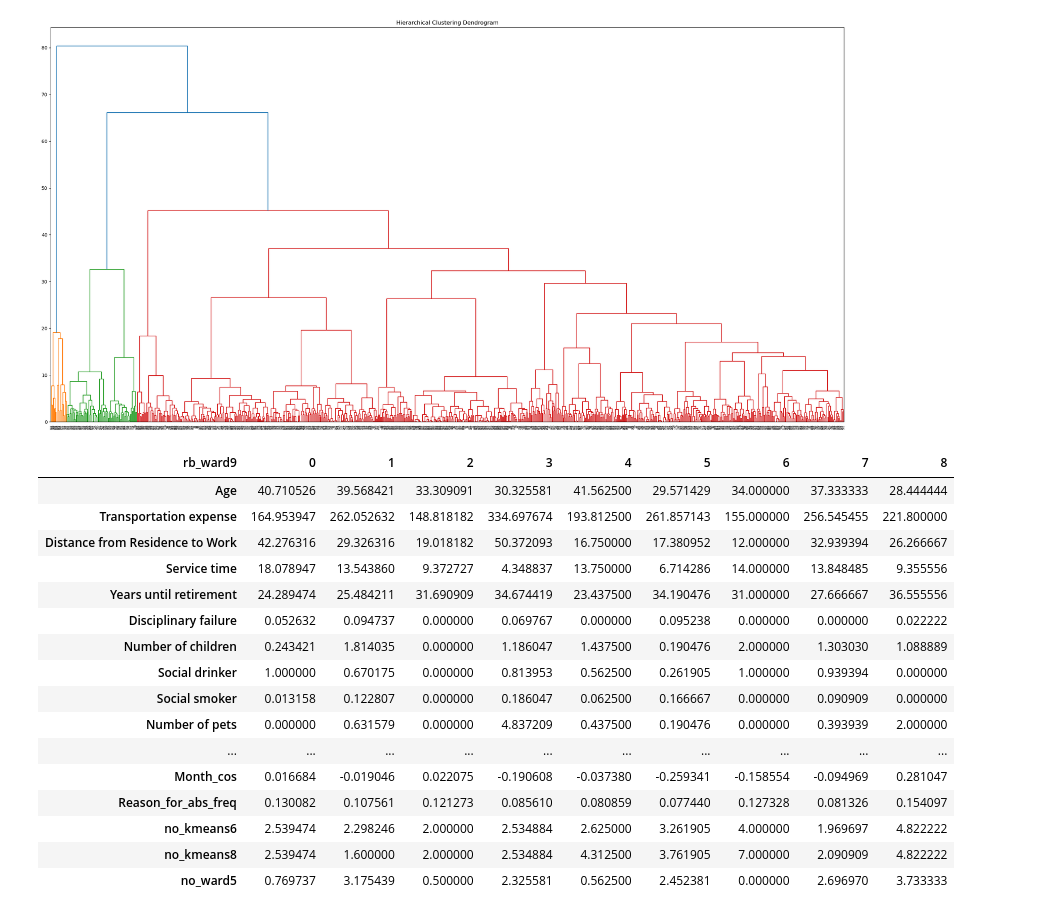
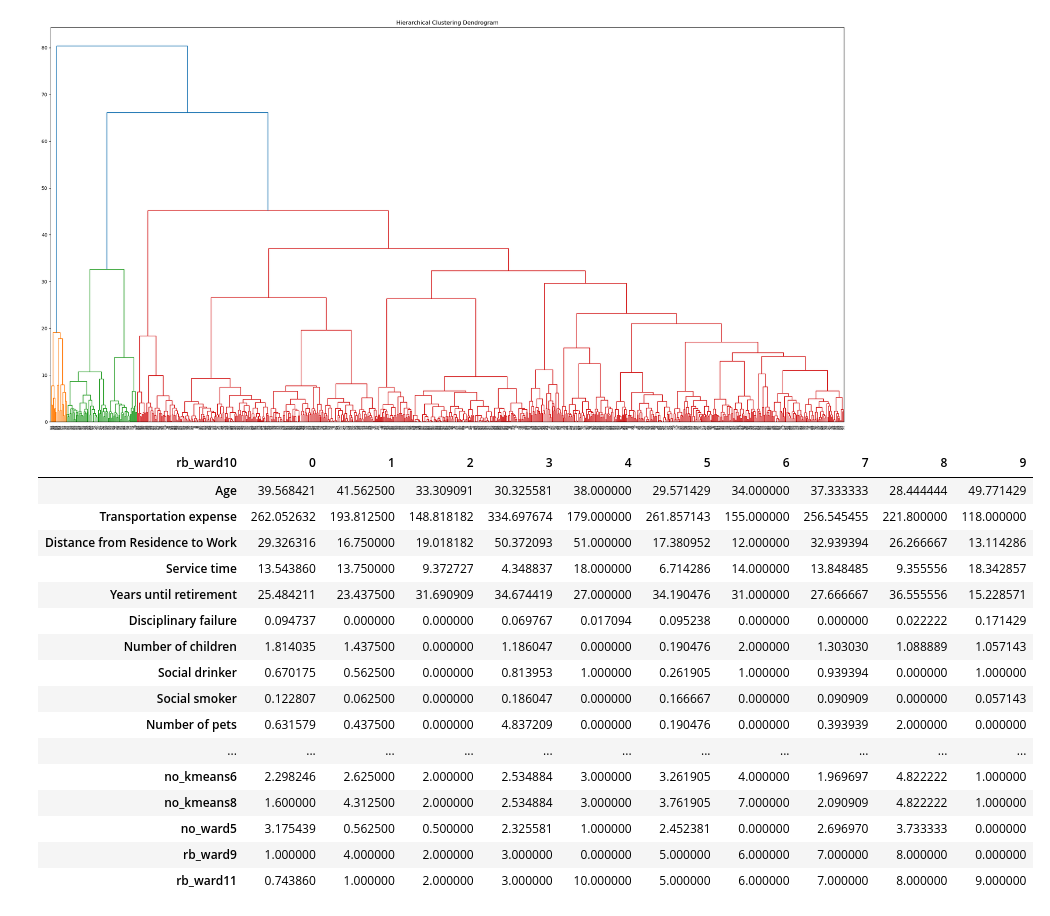
Before and after one commit to Pinky-Tie/reasons_for_absenteeism, a Jupyter notebook: code/segmentation.ipynb, the cells around one changed output. Drawn from its saved outputs; the diff is of its cells as text; code cells hidden in the pictures.

```diff
--- a/code/segmentation.ipynb
+++ b/code/segmentation.ipynb
@@ -198,22 +198,22 @@ worker['rb_ward11'] = AgglomerativeClustering(
     linkage = 'ward', n_clusters = 11
     ).fit_predict(worker_rb_scl)
 # %%
-calculate_group_means(worker, 'rb_ward9')
+calculate_group_means(worker, 'rb_ward10')
 # %% [output]
-| rb_ward9 | 0 | 1 | 2 | 3 | 4 | 5 | 6 | 7 | 8 |
-| Age | 40.710526 | 39.568421 | 33.309091 | 30.325581 | 41.562500 | 29.571429 | 34.000000 | 37.333333 | 28.444444 |
-| Transportation expense | 164.953947 | 262.052632 | 148.818182 | 334.697674 | 193.812500 | 261.857143 | 155.000000 | 256.545455 | 221.800000 |
-| Distance from Residence to Work | 42.276316 | 29.326316 | 19.018182 | 50.372093 | 16.750000 | 17.380952 | 12.000000 | 32.939394 | 26.266667 |
-| Service time | 18.078947 | 13.543860 | 9.372727 | 4.348837 | 13.750000 | 6.714286 | 14.000000 | 13.848485 | 9.355556 |
-| Years until retirement | 24.289474 | 25.484211 | 31.690909 | 34.674419 | 23.437500 | 34.190476 | 31.000000 | 27.666667 | 36.555556 |
-| Disciplinary failure | 0.052632 | 0.094737 | 0.000000 | 0.069767 | 0.000000 | 0.095238 | 0.000000 | 0.000000 | 0.022222 |
-| Number of children | 0.243421 | 1.814035 | 0.000000 | 1.186047 | 1.437500 | 0.190476 | 2.000000 | 1.303030 | 1.088889 |
-| Social drinker | 1.000000 | 0.670175 | 0.000000 | 0.813953 | 0.562500 | 0.261905 | 1.000000 | 0.939394 | 0.000000 |
-| Social smoker | 0.013158 | 0.122807 | 0.000000 | 0.186047 | 0.062500 | 0.166667 | 0.000000 | 0.090909 | 0.000000 |
-| Number of pets | 0.000000 | 0.631579 | 0.000000 | 4.837209 | 0.437500 | 0.190476 | 0.000000 | 0.393939 | 2.000000 |
-| ... | ... | ... | ... | ... | ... | ... | ... | ... | ... |
-| Month_cos | 0.016684 | -0.019046 | 0.022075 | -0.190608 | -0.037380 | -0.259341 | -0.158554 | -0.094969 | 0.281047 |
-| Reason_for_abs_freq | 0.130082 | 0.107561 | 0.121273 | 0.085610 | 0.080859 | 0.077440 | 0.127328 | 0.081326 | 0.154097 |
-| no_kmeans6 | 2.539474 | 2.298246 | 2.000000 | 2.534884 | 2.625000 | 3.261905 | 4.000000 | 1.969697 | 4.822222 |
-| no_kmeans8 | 2.539474 | 1.600000 | 2.000000 | 2.534884 | 4.312500 | 3.761905 | 7.000000 | 2.090909 | 4.822222 |
-| no_ward5 | 0.769737 | 3.175439 | 0.500000 | 2.325581 | 0.562500 | 2.452381 | 0.000000 | 2.696970 | 3.733333 |
+| rb_ward10 | 0 | 1 | 2 | 3 | 4 | 5 | 6 | 7 | 8 | 9 |
+| Age | 39.568421 | 41.562500 | 33.309091 | 30.325581 | 38.000000 | 29.571429 | 34.000000 | 37.333333 | 28.444444 | 49.771429 |
+| Transportation expense | 262.052632 | 193.812500 | 148.818182 | 334.697674 | 179.000000 | 261.857143 | 155.000000 | 256.545455 | 221.800000 | 118.000000 |
+| Distance from Residence to Work | 29.326316 | 16.750000 | 19.018182 | 50.372093 | 51.000000 | 17.380952 | 12.000000 | 32.939394 | 26.266667 | 13.114286 |
+| Service time | 13.543860 | 13.750000 | 9.372727 | 4.348837 | 18.000000 | 6.714286 | 14.000000 | 13.848485 | 9.355556 | 18.342857 |
+| Years until retirement | 25.484211 | 23.437500 | 31.690909 | 34.674419 | 27.000000 | 34.190476 | 31.000000 | 27.666667 | 36.555556 | 15.228571 |
+| Disciplinary failure | 0.094737 | 0.000000 | 0.000000 | 0.069767 | 0.017094 | 0.095238 | 0.000000 | 0.000000 | 0.022222 | 0.171429 |
+| Number of children | 1.814035 | 1.437500 | 0.000000 | 1.186047 | 0.000000 | 0.190476 | 2.000000 | 1.303030 | 1.088889 | 1.057143 |
+| Social drinker | 0.670175 | 0.562500 | 0.000000 | 0.813953 | 1.000000 | 0.261905 | 1.000000 | 0.939394 | 0.000000 | 1.000000 |
+| Social smoker | 0.122807 | 0.062500 | 0.000000 | 0.186047 | 0.000000 | 0.166667 | 0.000000 | 0.090909 | 0.000000 | 0.057143 |
+| Number of pets | 0.631579 | 0.437500 | 0.000000 | 4.837209 | 0.000000 | 0.190476 | 0.000000 | 0.393939 | 2.000000 | 0.000000 |
+| ... | ... | ... | ... | ... | ... | ... | ... | ... | ... | ... |
+| no_kmeans6 | 2.298246 | 2.625000 | 2.000000 | 2.534884 | 3.000000 | 3.261905 | 4.000000 | 1.969697 | 4.822222 | 1.000000 |
+| no_kmeans8 | 1.600000 | 4.312500 | 2.000000 | 2.534884 | 3.000000 | 3.761905 | 7.000000 | 2.090909 | 4.822222 | 1.000000 |
+| no_ward5 | 3.175439 | 0.562500 | 0.500000 | 2.325581 | 1.000000 | 2.452381 | 0.000000 | 2.696970 | 3.733333 | 0.000000 |
+| rb_ward9 | 1.000000 | 4.000000 | 2.000000 | 3.000000 | 0.000000 | 5.000000 | 6.000000 | 7.000000 | 8.000000 | 0.000000 |
+| rb_ward11 | 0.743860 | 1.000000 | 2.000000 | 3.000000 | 10.000000 | 5.000000 | 6.000000 | 7.000000 | 8.000000 | 9.000000 |
```
Also changed, not shown: parts of 4 cells of this notebook.
